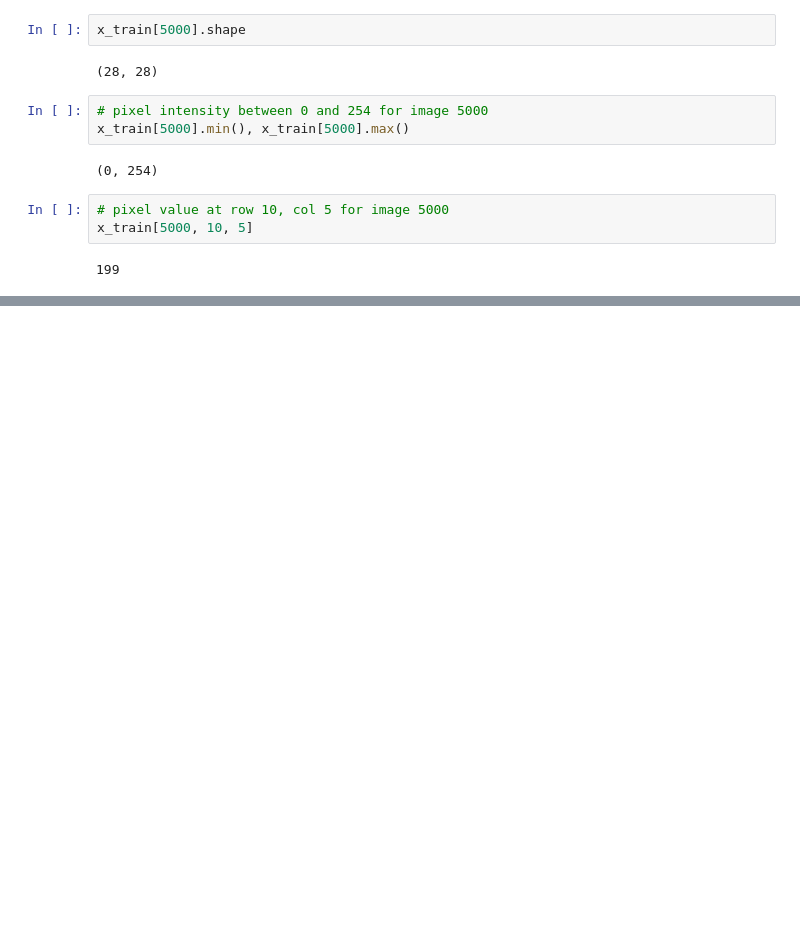
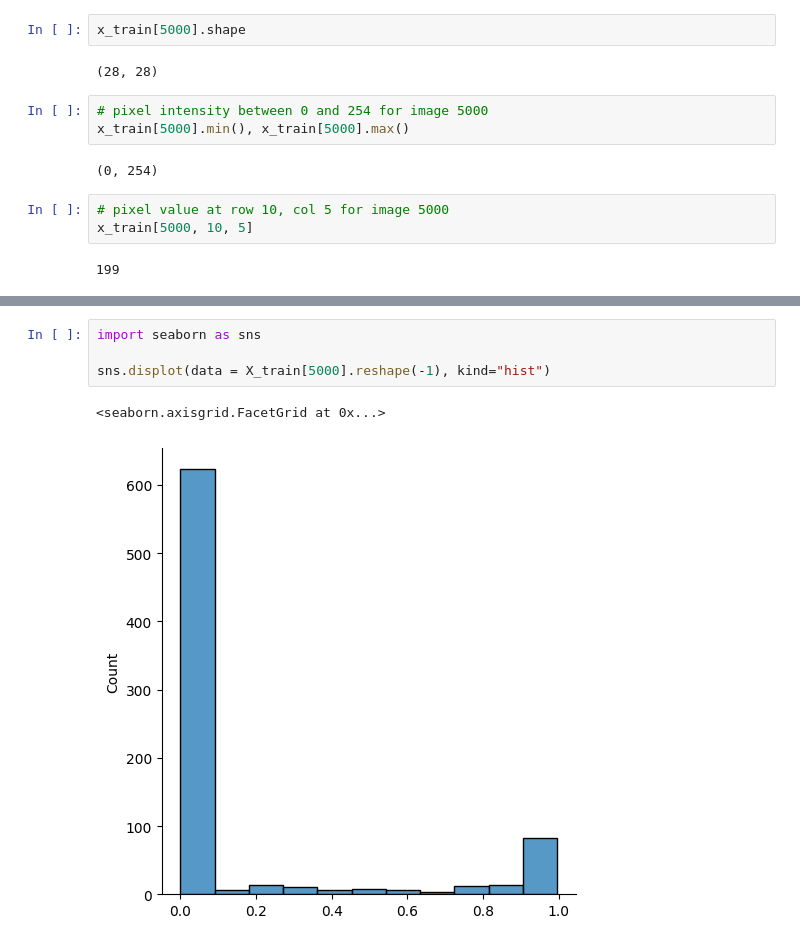
Before and after one commit to LordOfTurtles/AI-Erik-Johansson-OPA23, a Jupyter notebook: code_alongs/Lec08_MLP.ipynb, the cells around one changed output, grey strips where cells are left out. Drawn from its saved outputs; the diff is of its cells as text; blank space fills up the shorter version.

```diff
--- a/code_alongs/Lec08_MLP.ipynb
+++ b/code_alongs/Lec08_MLP.ipynb
@@ -56,0 +108,7 @@ x_train[5000, 10, 5]
+# %%
+import seaborn as sns
+
+sns.displot(data = X_train[5000].reshape(-1), kind="hist")
+# %% [output]
+<seaborn.axisgrid.FacetGrid at 0x...>
+[figure, added]
```
Also changed, not shown: parts of 15 cells of this notebook.
